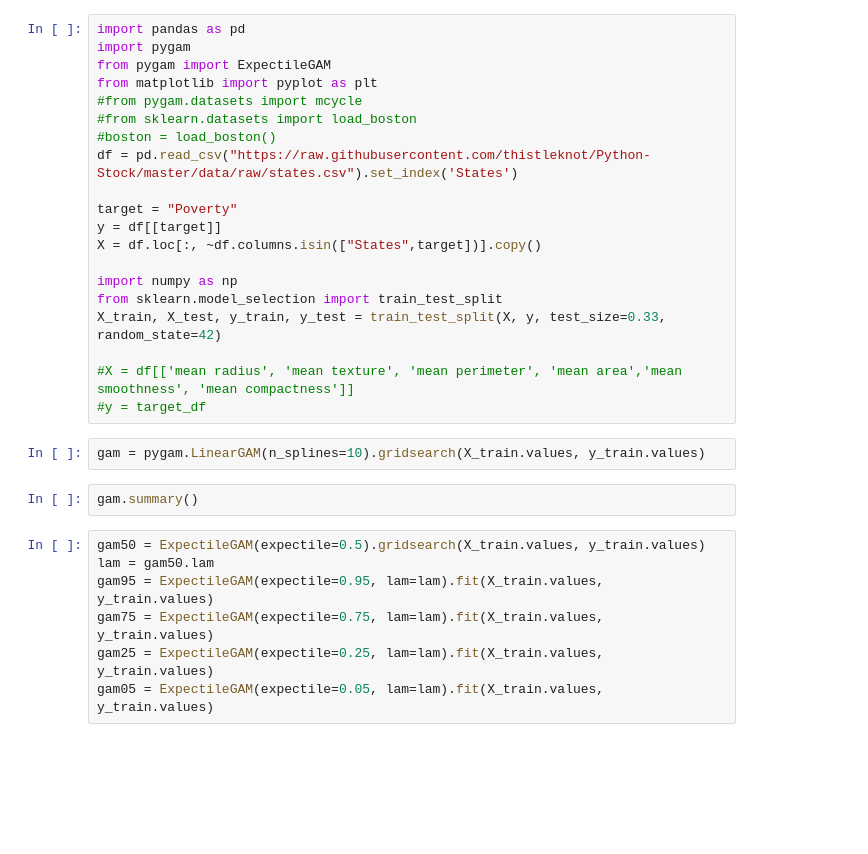
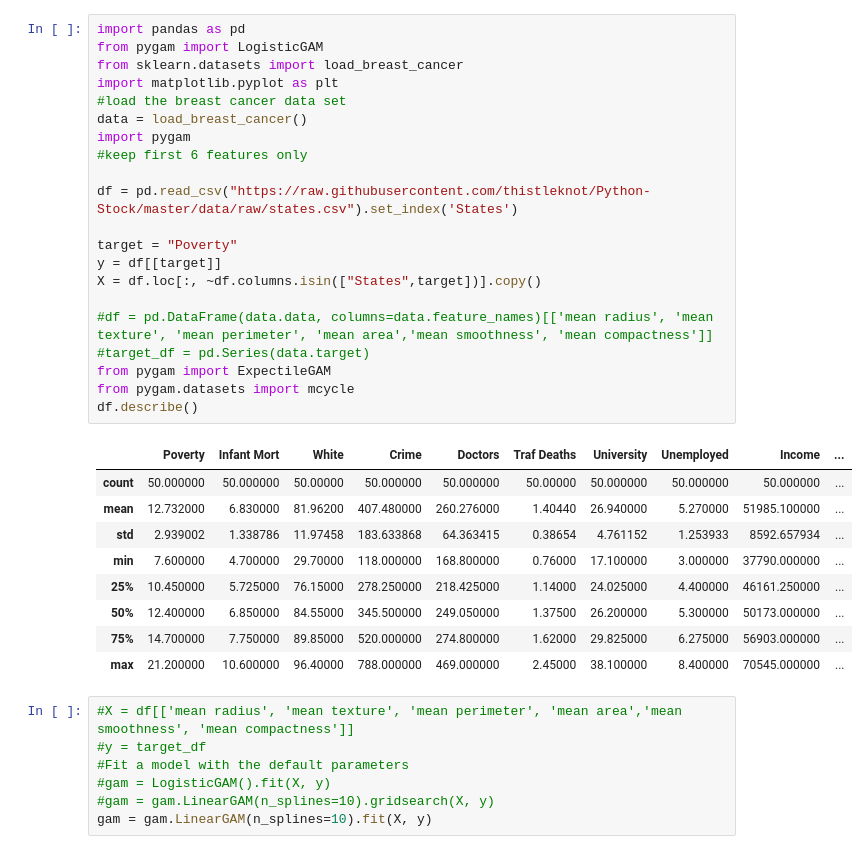
Before and after one commit to thistleknot/python-ml, a Jupyter notebook: code/pyGam.ipynb, the cells around one changed output. Cells and saved outputs as stored; diff of their text form; blank space fills up the shorter version.

```diff
--- a/code/pyGam.ipynb
+++ b/code/pyGam.ipynb
@@ -1,31 +1,38 @@
 # %%
 import pandas as pd
+from pygam import LogisticGAM
+from sklearn.datasets import load_breast_cancer
+import matplotlib.pyplot as plt
+#load the breast cancer data set
+data = load_breast_cancer()
 import pygam
-from pygam import ExpectileGAM
-from matplotlib import pyplot as plt
-#from pygam.datasets import mcycle
-#from sklearn.datasets import load_boston
-#boston = load_boston()
+#keep first 6 features only
+
 df = pd.read_csv("https://raw.githubusercontent.com/thistleknot/Python-Stock/master/data/raw/states.csv").set_index('States')
 
 target = "Poverty"
 y = df[[target]]
 X = df.loc[:, ~df.columns.isin(["States",target])].copy()
 
-import numpy as np
-from sklearn.model_selection import train_test_split
-X_train, X_test, y_train, y_test = train_test_split(X, y, test_size=0.33, random_state=42)
-
-#X = df[['mean radius', 'mean texture', 'mean perimeter', 'mean area','mean smoothness', 'mean compactness']]
-#y = target_df
+#df = pd.DataFrame(data.data, columns=data.feature_names)[['mean radius', 'mean texture', 'mean perimeter', 'mean area','mean smoothness', 'mean compactness']]
+#target_df = pd.Series(data.target)
+from pygam import ExpectileGAM
+from pygam.datasets import mcycle
+df.describe()
+# %% [output]
+|  | Poverty | Infant Mort | White | Crime | Doctors | Traf Deaths | University | Unemployed | Income | ... |
+| count | 50.000000 | 50.000000 | 50.00000 | 50.000000 | 50.000000 | 50.00000 | 50.000000 | 50.000000 | 50.000000 | ... |
+| mean | 12.732000 | 6.830000 | 81.96200 | 407.480000 | 260.276000 | 1.40440 | 26.940000 | 5.270000 | 51985.100000 | ... |
+| std | 2.939002 | 1.338786 | 11.97458 | 183.633868 | 64.363415 | 0.38654 | 4.761152 | 1.253933 | 8592.657934 | ... |
+| min | 7.600000 | 4.700000 | 29.70000 | 118.000000 | 168.800000 | 0.76000 | 17.100000 | 3.000000 | 37790.000000 | ... |
+| 25% | 10.450000 | 5.725000 | 76.15000 | 278.250000 | 218.425000 | 1.14000 | 24.025000 | 4.400000 | 46161.250000 | ... |
+| 50% | 12.400000 | 6.850000 | 84.55000 | 345.500000 | 249.050000 | 1.37500 | 26.200000 | 5.300000 | 50173.000000 | ... |
+| 75% | 14.700000 | 7.750000 | 89.85000 | 520.000000 | 274.800000 | 1.62000 | 29.825000 | 6.275000 | 56903.000000 | ... |
+| max | 21.200000 | 10.600000 | 96.40000 | 788.000000 | 469.000000 | 2.45000 | 38.100000 | 8.400000 | 70545.000000 | ... |
-# %%
-gam = pygam.LinearGAM(n_splines=10).gridsearch(X_train.values, y_train.values)
-# %%
-gam.summary()
-# %%
-gam50 = ExpectileGAM(expectile=0.5).gridsearch(X_train.values, y_train.values)
-lam = gam50.lam
-gam95 = ExpectileGAM(expectile=0.95, lam=lam).fit(X_train.values, y_train.values)
-gam75 = ExpectileGAM(expectile=0.75, lam=lam).fit(X_train.values, y_train.values)
-gam25 = ExpectileGAM(expectile=0.25, lam=lam).fit(X_train.values, y_train.values)
-gam05 = ExpectileGAM(expectile=0.05, lam=lam).fit(X_train.values, y_train.values)
+# %%
+#X = df[['mean radius', 'mean texture', 'mean perimeter', 'mean area','mean smoothness', 'mean compactness']]
+#y = target_df
+#Fit a model with the default parameters
+#gam = LogisticGAM().fit(X, y)
+#gam = gam.LinearGAM(n_splines=10).gridsearch(X, y)
+gam = gam.LinearGAM(n_splines=10).fit(X, y)
```
Also changed, not shown: parts of 7 cells of this notebook.
